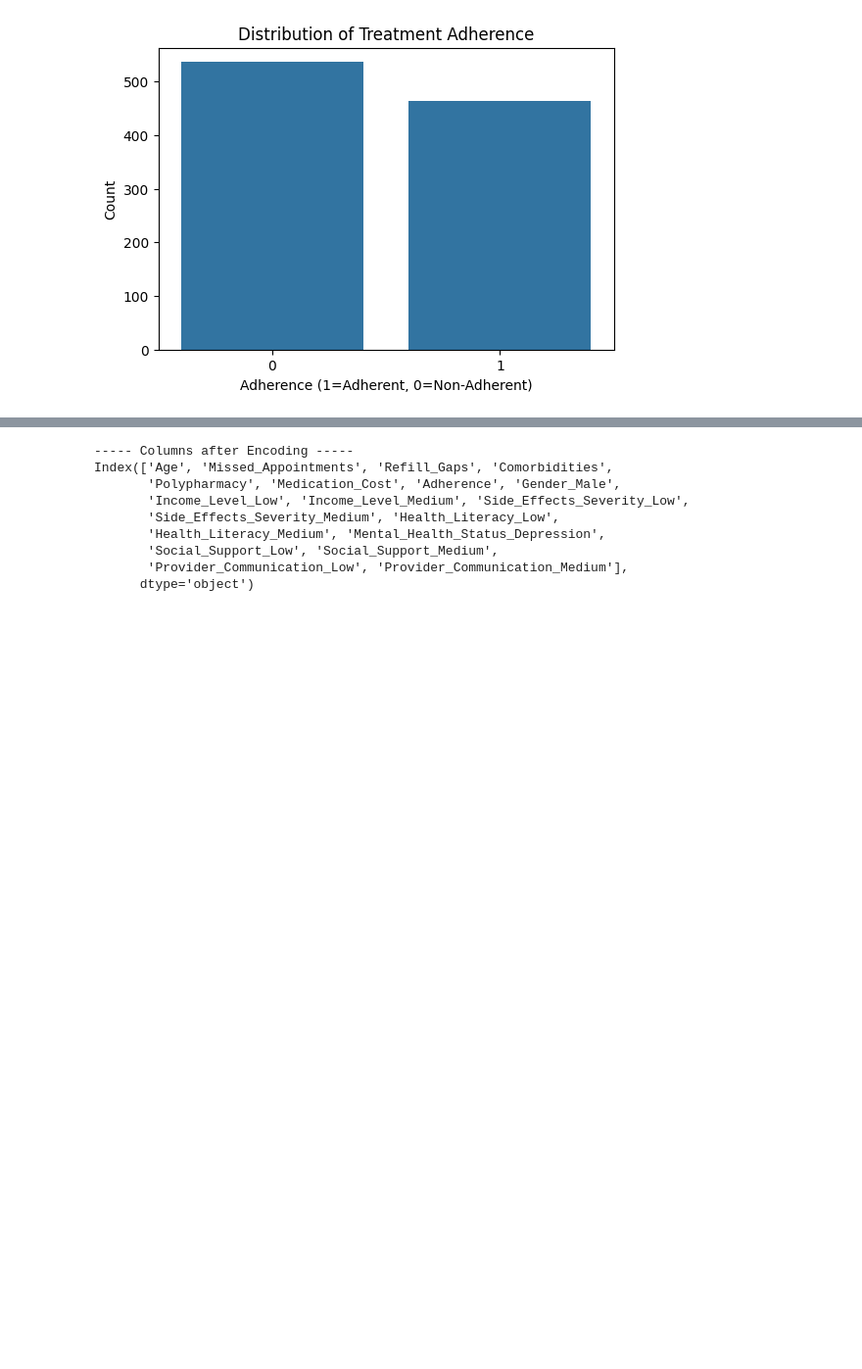
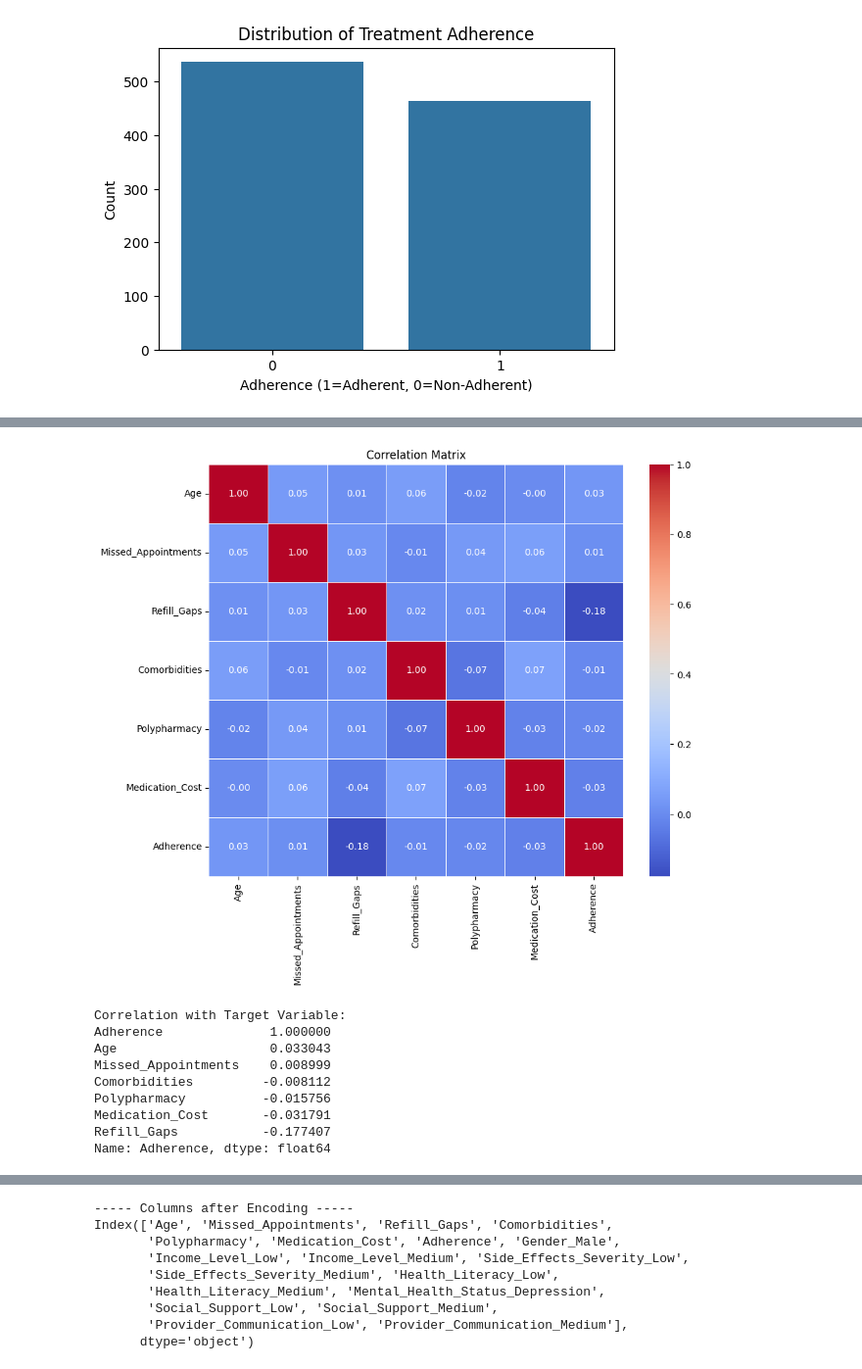
Before and after one commit to Benjilitics/Treatment-Adherence-Prediction, a Jupyter notebook: adherence_analysis.ipynb, the cells around one changed output, grey strips where cells are left out. Shown at 98% size. Drawn from its saved outputs; the diff is of its cells as text; code cells hidden in the pictures; blank space fills up the shorter version.

```diff
--- a/adherence_analysis.ipynb
+++ b/adherence_analysis.ipynb
@@ -159,0 +348,26 @@ plt.show()
+# %%
+# Compute correlation matrix
+correlation_matrix = data[numerical_columns].corr()
+
+# Plot heatmap of correlations
+plt.figure(figsize=(10, 8))
+sns.heatmap(correlation_matrix, annot=True, cmap='coolwarm', fmt='.2f', linewidths=0.5)
+plt.title('Correlation Matrix')
+plt.show()
+
+# Correlation with the target variable
+if target_variable in numerical_columns:
+    target_corr = correlation_matrix[target_variable].sort_values(ascending=False)
+    print("\nCorrelation with Target Variable:")
+    print(target_corr)
+# %% [output]
+[figure, added]
+Correlation with Target Variable:
+Adherence              1.000000
+Age                    0.033043
+Missed_Appointments    0.008999
+Comorbidities         -0.008112
+Polypharmacy          -0.015756
+Medication_Cost       -0.031791
+Refill_Gaps           -0.177407
+Name: Adherence, dtype: float64
```
Also changed, not shown: parts of 11 cells of this notebook.
